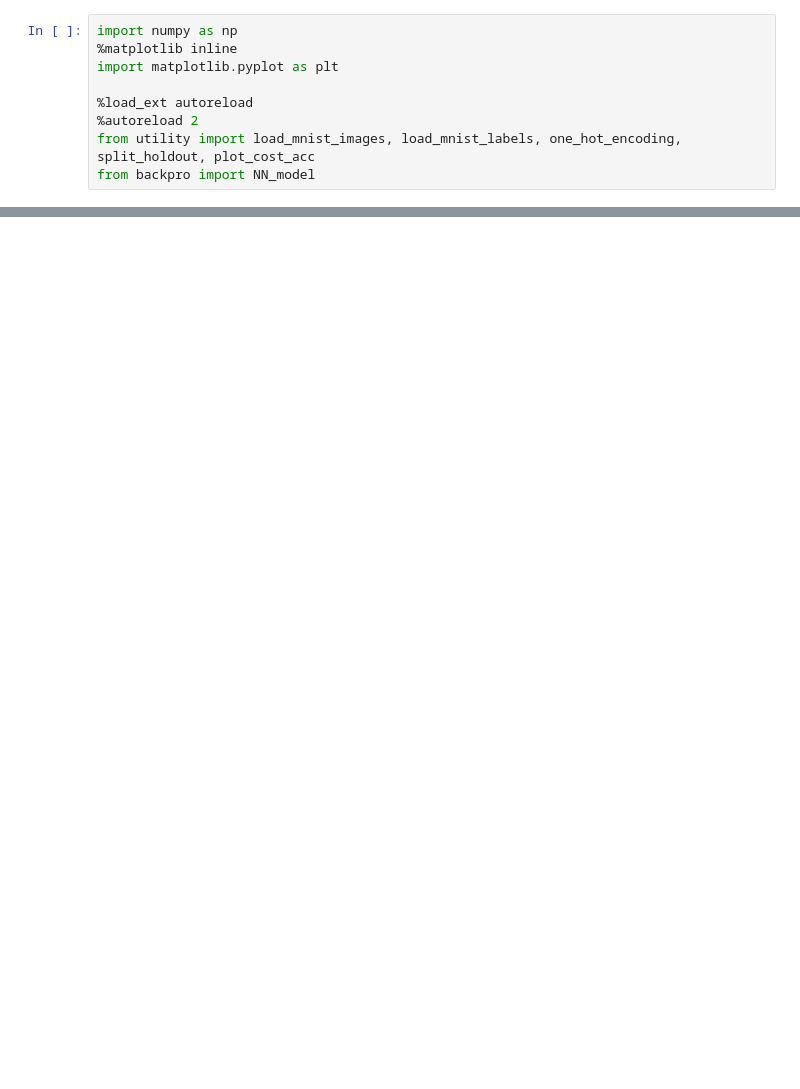
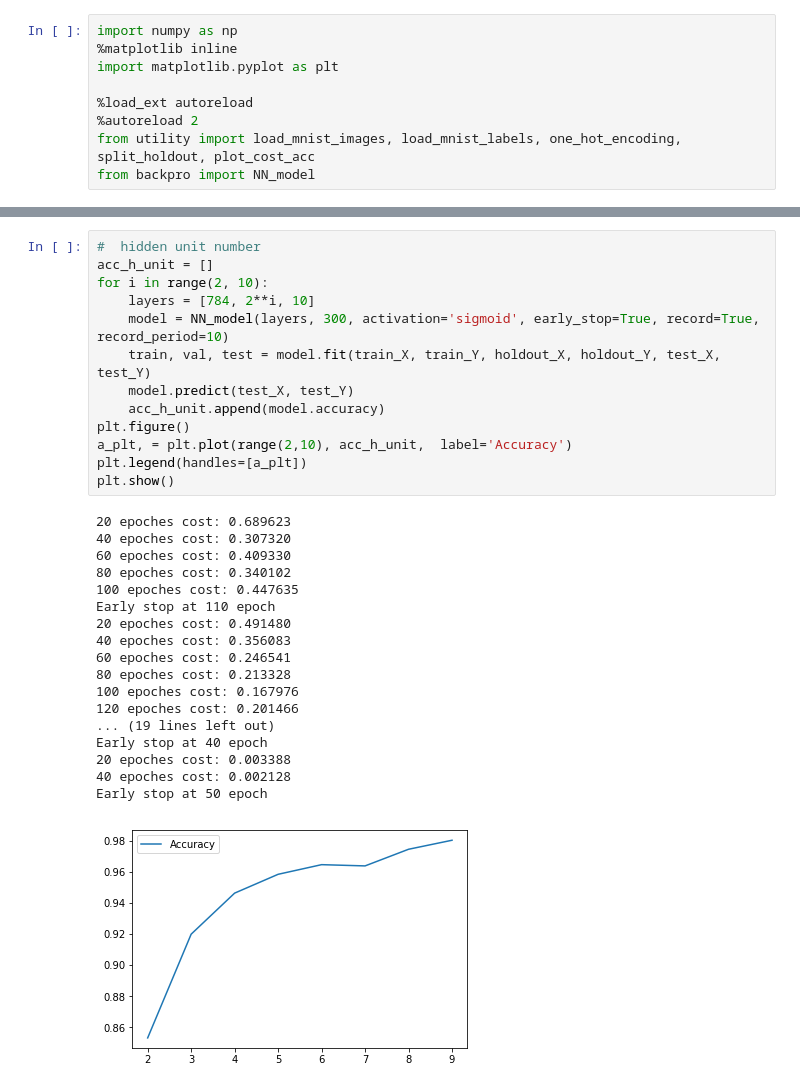
Before and after one commit to Fnjn/UCSD-CSE-253, a Jupyter notebook: hw2/hw2.ipynb, the cells around one changed output, grey strips where cells are left out. Cells and saved outputs as stored; diff of their text form; blank space fills up the shorter version.

Commit message:
try more units

```diff
--- a/hw2/hw2.ipynb
+++ b/hw2/hw2.ipynb
@@ -130,0 +199,32 @@ AttributeError: 'NN_model' object has no attribute 'record'
+# %%
+#  hidden unit number
+acc_h_unit = []
+for i in range(2, 10):
+    layers = [784, 2**i, 10]
+    model = NN_model(layers, 300, activation='sigmoid', early_stop=True, record=True,  record_period=10)
+    train, val, test = model.fit(train_X, train_Y, holdout_X, holdout_Y, test_X, test_Y)
+    model.predict(test_X, test_Y)
+    acc_h_unit.append(model.accuracy)
+plt.figure()
+a_plt, = plt.plot(range(2,10), acc_h_unit,  label='Accuracy')
+plt.legend(handles=[a_plt])
+plt.show()
+# %% [output]
+20 epoches cost: 0.689623
+40 epoches cost: 0.307320
+60 epoches cost: 0.409330
+80 epoches cost: 0.340102
+100 epoches cost: 0.447635
+Early stop at 110 epoch
+20 epoches cost: 0.491480
+40 epoches cost: 0.356083
+60 epoches cost: 0.246541
+80 epoches cost: 0.213328
+100 epoches cost: 0.167976
+120 epoches cost: 0.201466
+... (19 lines left out)
+Early stop at 40 epoch
+20 epoches cost: 0.003388
+40 epoches cost: 0.002128
+Early stop at 50 epoch
+[figure, added]
```
Also changed, not shown: parts of 10 cells of this notebook, 1 other file.
